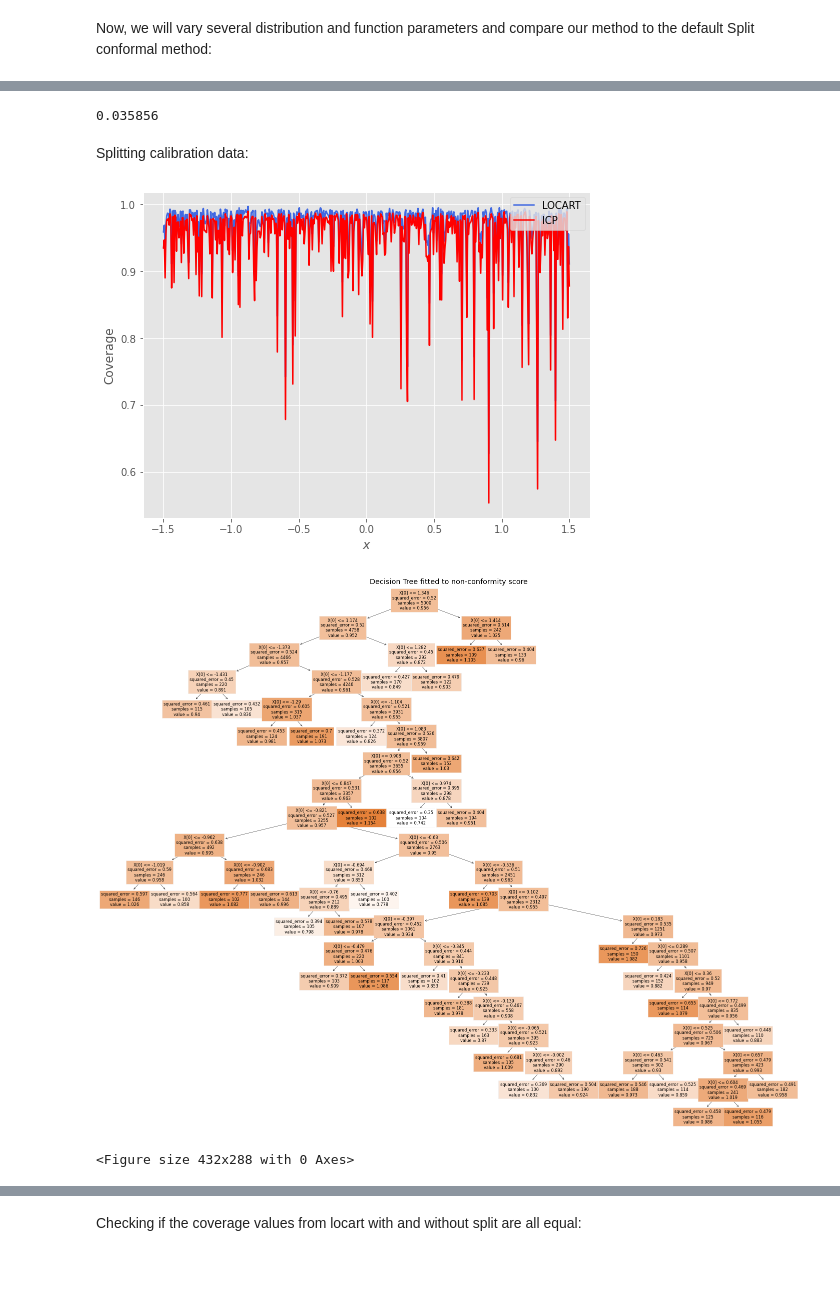
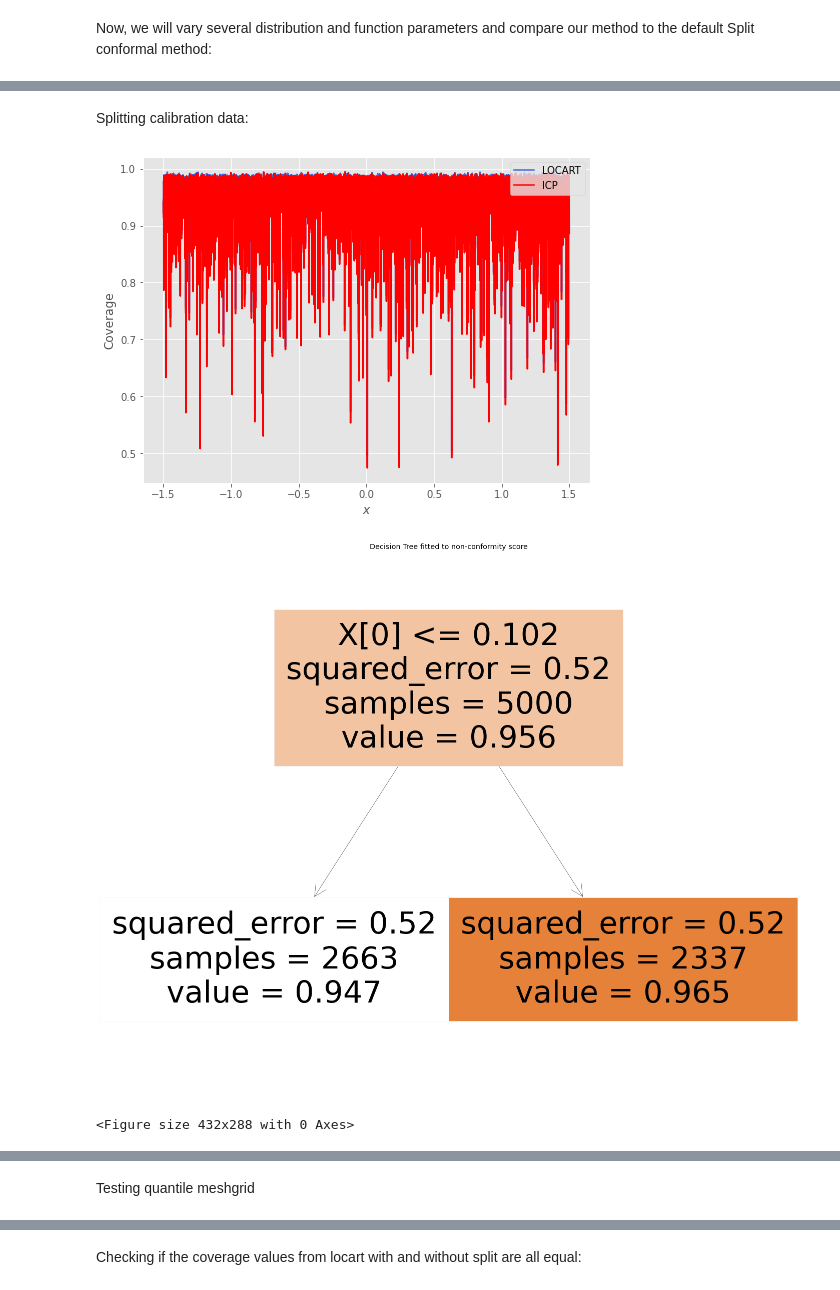
Before and after one commit to Monoxido45/clover, a Jupyter notebook: results/locart_experiments.ipynb, the cells around one changed output, grey strips where cells are left out. Cells and saved outputs as stored; diff of their text form; code cells hidden in the pictures.

```diff
--- a/results/locart_experiments.ipynb
+++ b/results/locart_experiments.ipynb
@@ -69,7 +69,7 @@ We will first compare our method to other conformal and non conformal methods us
 We will first focus in comparing these methods on homoscedastisc and heteroscedastic Normal data with noise. But firsst, we test our method using few features as below:
 # %%
 # testing locart split method
-d = 5
+d = 1
 coef = 3
 kind = "homoscedastic"
 random_seed = 1250
@@ -230,13 +272,9 @@ locart_cov_values[1]
-# %%
-locart_cov_values[2]
-# %% [output]
-0.035856
 # %% [markdown]
 Splitting calibration data:
 # %%
 locart_cov_values_split = plot_coverage(figname_coverage = "coverage_plot_homoscedastic_reg_score_RF_d_1_split.pdf",
-figname_tree = "locart_tree_homoscedastic_RF_d_1_split.pdf", d = 1, split_calib = True, random_state = 1250)
+figname_tree = "locart_tree_homoscedastic_RF_d_1_split.pdf", d = 1, min_samples_leaf = 1500, split_calib = True, random_state = 1250)
 # %% [output]
-[figure, old version]
+[figure, new version]
-[figure, old version]
+[figure, new version]
 <Figure size 432x288 with 0 Axes>
@@ -243,0 +282,2 @@ figname_tree = "locart_tree_homoscedastic_RF_d_1_split.pdf", d = 1, split_calib
+# %% [markdown]
+Testing quantile meshgrid
```
Also changed, not shown: parts of 24 cells of this notebook, 1 other file.
